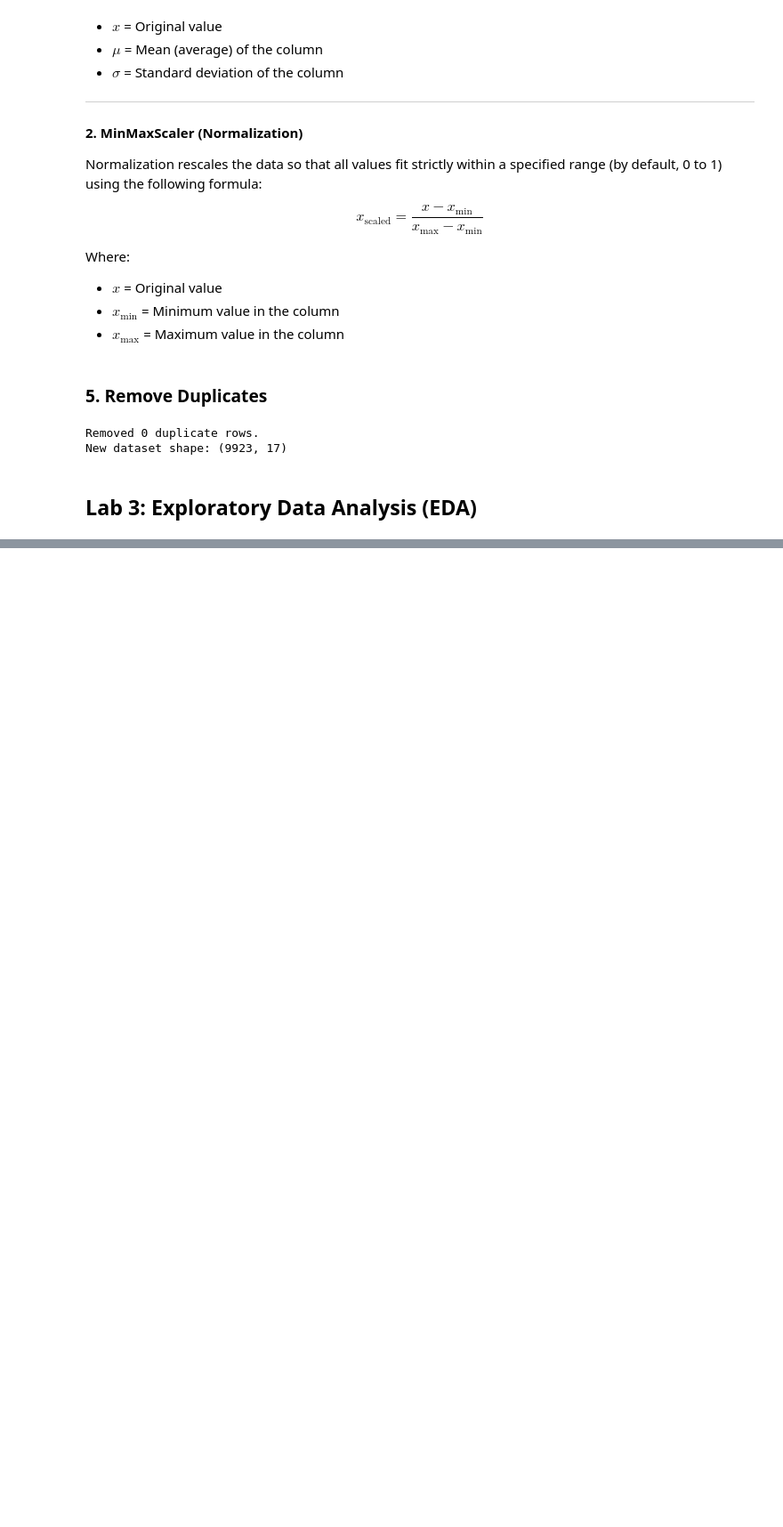
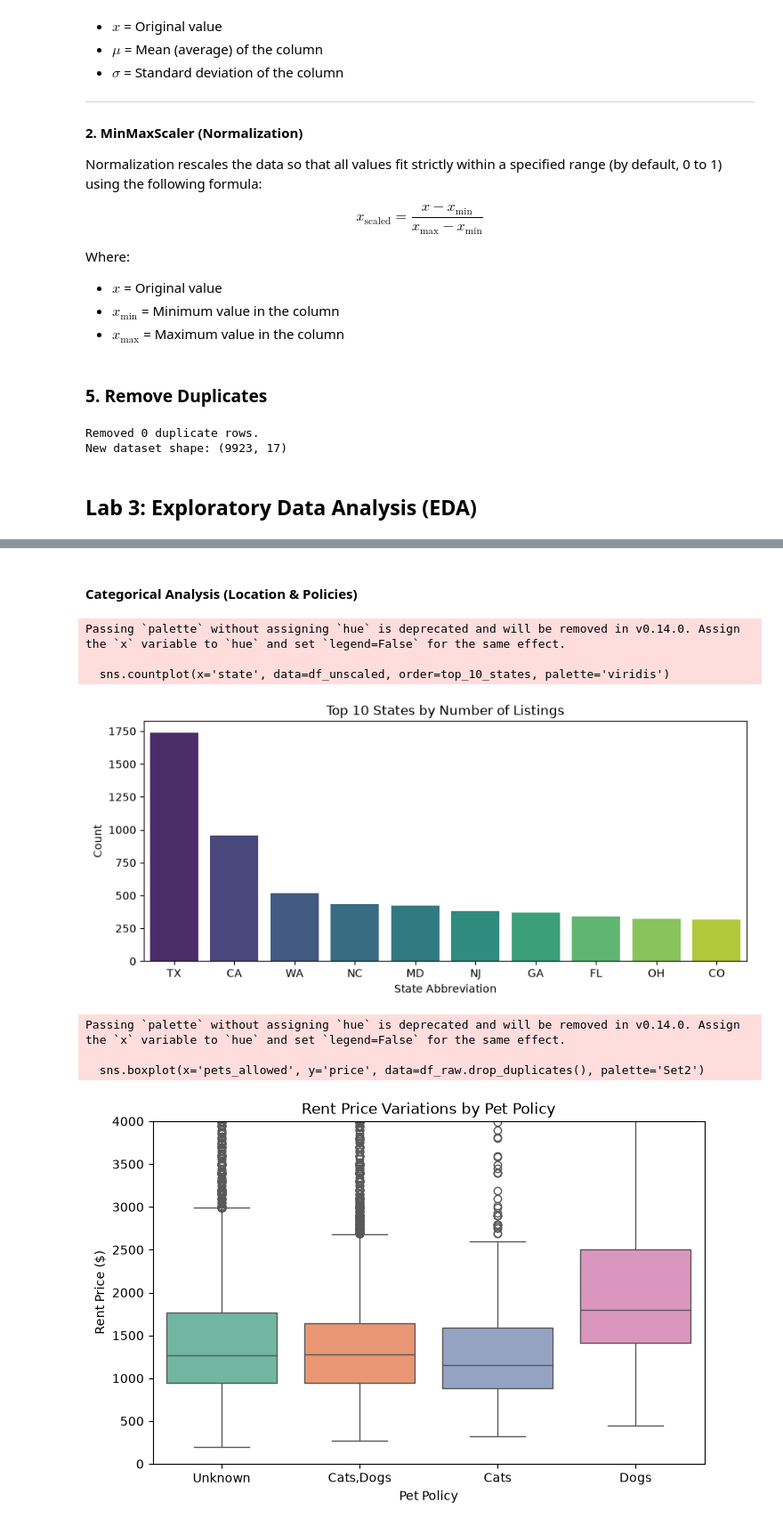
Before and after one commit to wasi-coder/Data_mining-on-a-rental-dataset, a Jupyter notebook: lab_report.ipynb, the cells around one changed output, grey strips where cells are left out. Shown at 89% size. Cells and saved outputs as stored; diff of their text form; code cells hidden in the pictures; blank space fills up the shorter version.

```diff
--- a/lab_report.ipynb
+++ b/lab_report.ipynb
@@ -312,0 +391,31 @@ Shape: (9923, 17)
+# %% [markdown]
+#### Categorical Analysis (Location & Policies)
+# %%
+# 5. Count Plot for Top 10 States
+plt.figure(figsize=(10, 4))
+top_10_states = df_unscaled['state'].value_counts().iloc[:10].index
+sns.countplot(x='state', data=df_unscaled, order=top_10_states, palette='viridis')
+plt.title("Top 10 States by Number of Listings")
+plt.xlabel("State Abbreviation")
+plt.ylabel("Count")
+plt.show()
+
+# 6. Grouped Boxplot: Pets Allowed vs. Price
+# 6. Grouped Boxplot: Pets Allowed vs. Price
+# Using df_raw to access the un-encoded categorical text!
+plt.figure(figsize=(8, 5))
+sns.boxplot(x='pets_allowed', y='price', data=df_raw.drop_duplicates(), palette='Set2')
+plt.ylim(0, 4000) # Zoom in to see the box distributions clearly
+plt.title("Rent Price Variations by Pet Policy")
+plt.xlabel("Pet Policy")
+plt.ylabel("Rent Price ($)")
+plt.show()
+# %% [output]
+Passing `palette` without assigning `hue` is deprecated and will be removed in v0.14.0. Assign the `x` variable to `hue` and set `legend=False` for the same effect.
+
+  sns.countplot(x='state', data=df_unscaled, order=top_10_states, palette='viridis')
+[figure, added]
+Passing `palette` without assigning `hue` is deprecated and will be removed in v0.14.0. Assign the `x` variable to `hue` and set `legend=False` for the same effect.
+
+  sns.boxplot(x='pets_allowed', y='price', data=df_raw.drop_duplicates(), palette='Set2')
+[figure, added]
```
Also changed, not shown: parts of 15 cells of this notebook.
